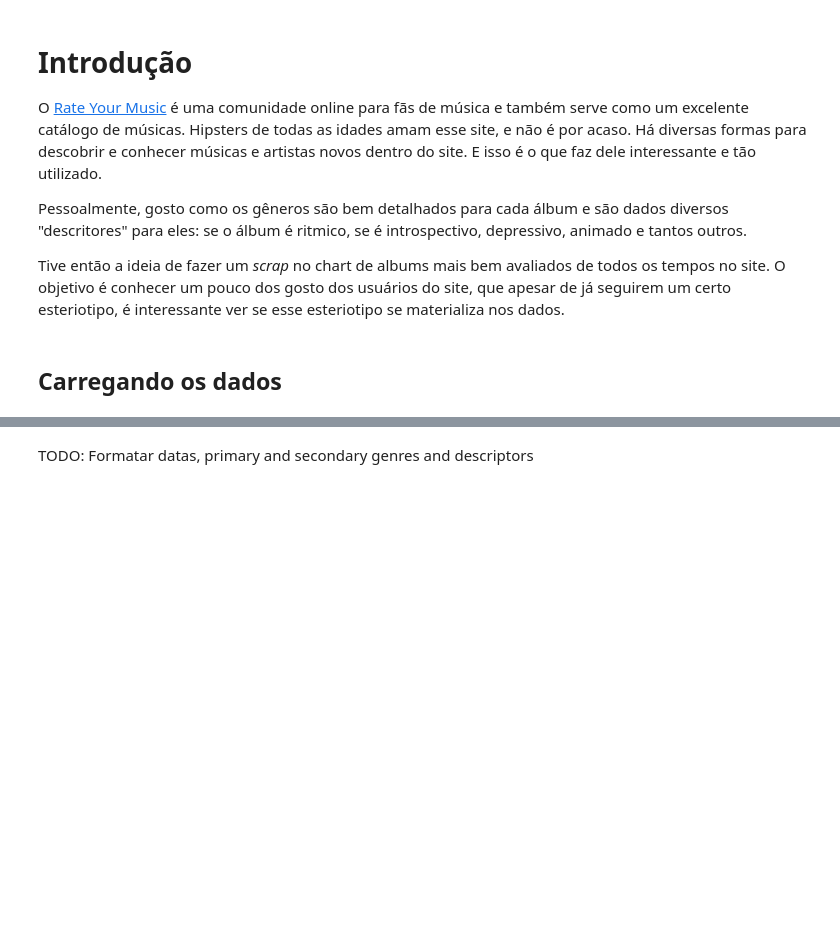
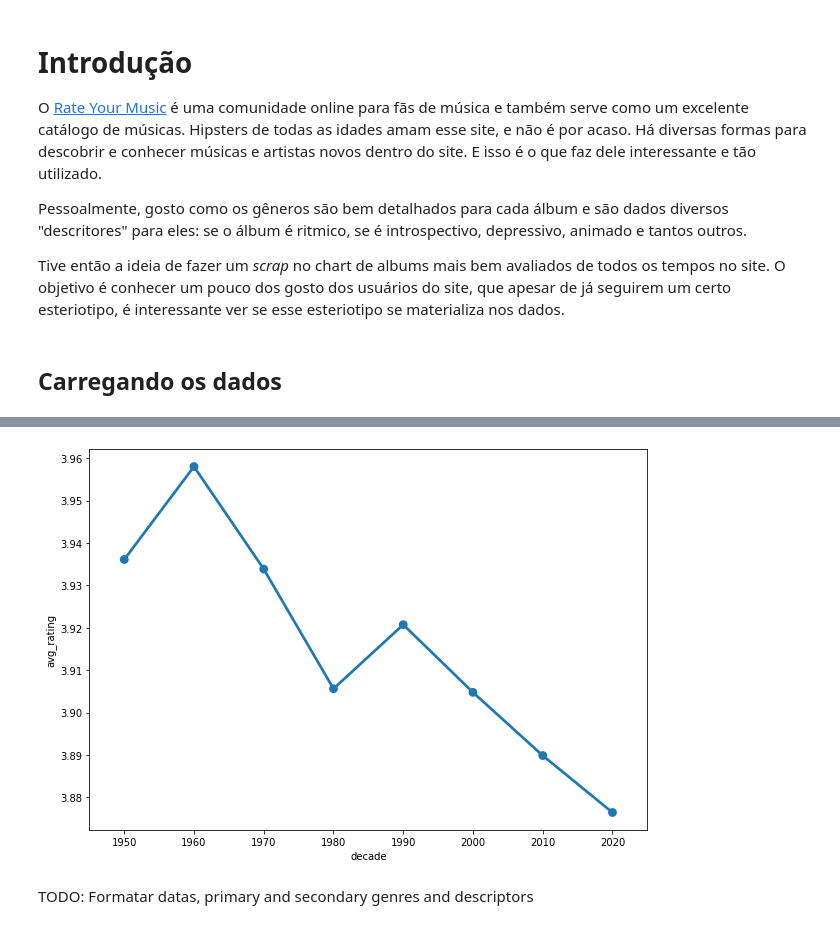
Before and after one commit to silasge/rym-exploratoria, a Jupyter notebook: notebooks/rym_analise_exploratoria.ipynb, the cells around one changed output, grey strips where cells are left out. Cells and saved outputs as stored; diff of their text form; code cells hidden in the pictures; blank space fills up the shorter version.

```diff
--- a/notebooks/rym_analise_exploratoria.ipynb
+++ b/notebooks/rym_analise_exploratoria.ipynb
@@ -49,0 +54,2 @@ df_teste.query("decade == 2010")
+# %%
+decades_by_rating = rym_df.groupby("decade")[["avg_rating"]].mean().reset_index()
@@ -50,3 +68,10 @@ df_teste.query("decade == 2010")
+# %%
+fig, ax = plt.subplots(figsize=(10, 7))
+sns.lineplot(x="decade", y="avg_rating", data=decades_by_rating, ax=ax)
+sns.pointplot(x="decade", y="avg_rating", data=decades_by_rating, ax=ax)
+plt.show()
+# %% [output]
+[figure, added]
 # %% [markdown]
 TODO: Formatar datas, primary and secondary genres and descriptors
 # %%
```
Also changed, not shown: parts of 19 cells of this notebook.
